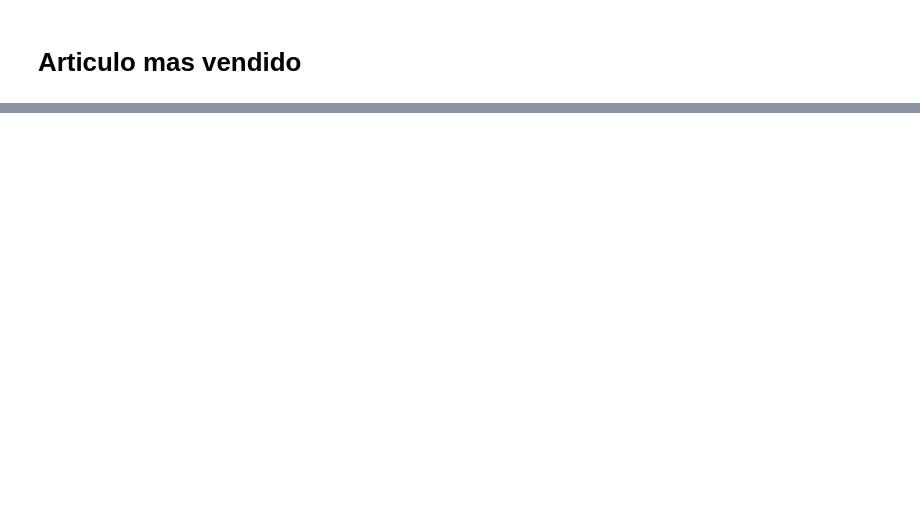
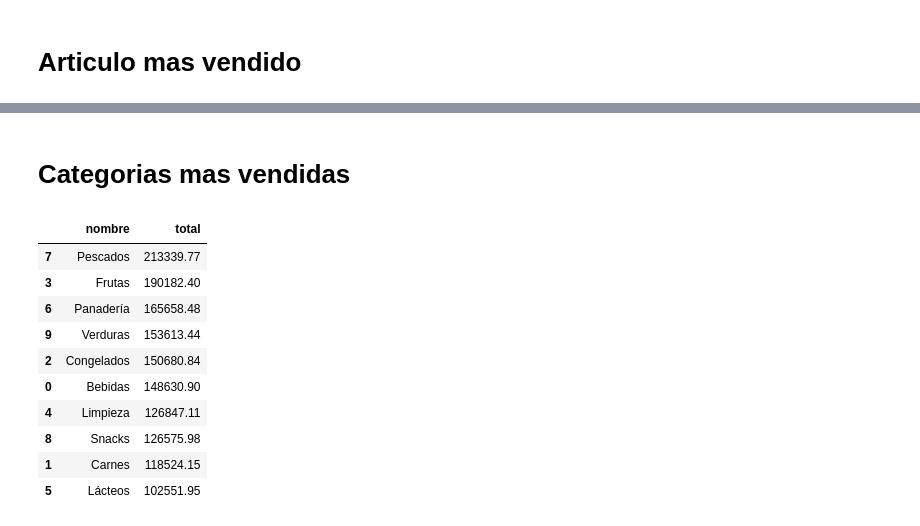
Before and after one commit to esnorki2008/Proyecto-Final-Ciencia-de-Datos-en-Python, a Jupyter notebook: DASHBOARD/DASHBOARD.ipynb, the cells around one changed output, grey strips where cells are left out. Saved outputs shown, nothing was run; the diff lists cells and outputs as text; code cells hidden in the pictures; blank space fills up the shorter version.

```diff
--- a/DASHBOARD/DASHBOARD.ipynb
+++ b/DASHBOARD/DASHBOARD.ipynb
@@ -137,0 +138,21 @@ plt.show()
+# %% [markdown]
+# Categorias mas vendidas
+# %%
+cat_mas_vendido = pd.merge(fact_ventas,dim_categoria, on="categoria_id",how="inner")
+cat_mas_vendido = cat_mas_vendido.groupby('nombre')['total'].sum()
+
+cat_mas_vendido = pd.DataFrame(list(cat_mas_vendido.items()),columns=['nombre','total'])
+cat_mas_vendido.sort_values(by='total', ascending=False, inplace=True)
+cat_mas_vendido
+# %% [output]
+|  | nombre | total |
+| 7 | Pescados | 213339.77 |
+| 3 | Frutas | 190182.40 |
+| 6 | Panadería | 165658.48 |
+| 9 | Verduras | 153613.44 |
+| 2 | Congelados | 150680.84 |
+| 0 | Bebidas | 148630.90 |
+| 4 | Limpieza | 126847.11 |
+| 8 | Snacks | 126575.98 |
+| 1 | Carnes | 118524.15 |
+| 5 | Lácteos | 102551.95 |
```
Also changed, not shown: parts of 10 cells of this notebook.
